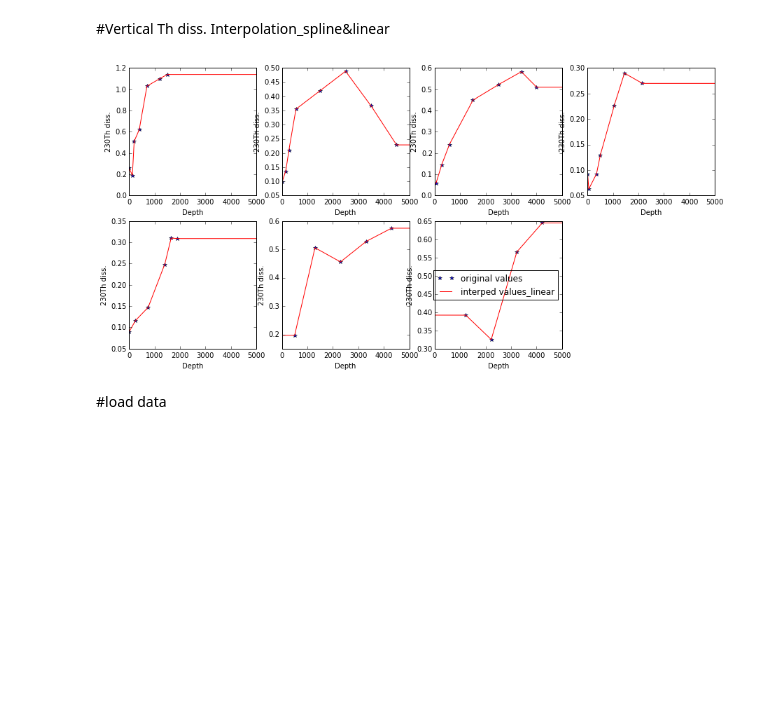
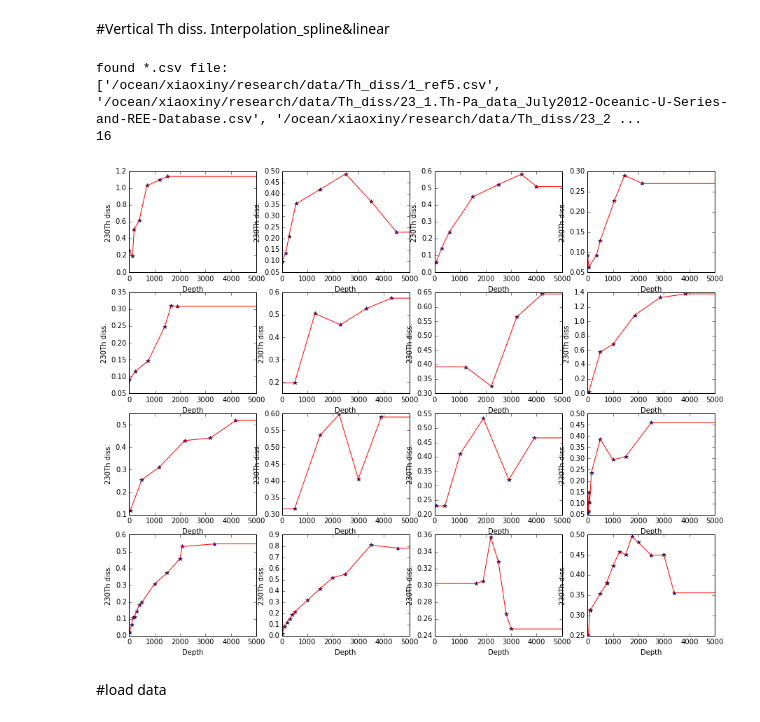
Before and after one commit to UBC-MOAD/analysis-cindy, a Jupyter notebook: notebooks/[initial_condition]Vertical Interpolation.ipynb, the cells around one changed output. Drawn from its saved outputs; the diff is of its cells as text; code cells hidden in the pictures; blank space fills up the shorter version.

```diff
--- a/notebooks/[initial_condition]Vertical Interpolation.ipynb
+++ b/notebooks/[initial_condition]Vertical Interpolation.ipynb
@@ -79,6 +89,13 @@ scipy.io.savemat('Pa_part',
 # %%
-for j in range(len(nc_filename)):
-    data=pd.read_csv(nc_filename[j])
+layer=np.empty([31,len(filename)])
+NEMO_dep=np.empty([31,len(filename)])
+Real_dep=np.empty([31,len(filename)])
+lons=np.empty([31,len(filename)])
+lats=np.empty([31,len(filename)])
+z=np.empty([31,len(filename)])
+for j in range(len(filename)):
+
+    data=pd.read_csv(filename[j])
     x= data['depth'];
     y=data['231Pa diss.'];
     lon = data['long.'];
@@ -94,7 +111,7 @@ for j in range(len(nc_filename)):
     yinterp2 = np.interp(xvals, x, y)
 
     ax = plt.figure(1,figsize=(15,8))
-    ax = plt.subplot(2,4,j+1)
+    ax = plt.subplot(3,4,j+1)
     plot1=plt.plot(x, y, 'b*',label='original values')
     plot3=plt.plot(xvals, yinterp2, 'r-',label='interped values_linear')
     plt.ylabel('231Pa diss.')
@@ -110,8 +127,8 @@ scipy.io.savemat('Pa_diss',
 # %% [markdown]
 #Vertical Th part. Interpolation_spline&linear
 # %%
-filename=sorted(glob.glob('/ocean/xiaoxiny/research/findk/All_Arctic-data/WLS/Th/*.csv'))
-print("found *.csv file: \n{}".format(filename))
-print len(filename)
+nc_filename=sorted(glob.glob('/ocean/xiaoxiny/research/data/Th_part/*.csv'))
+print("found *.csv file: \n{}".format(nc_filename))
+print len(nc_filename)
 # %% [output]
 found *.csv file:
@@ -125,8 +142,8 @@ lons=np.empty([31,len(nc_filename)])
 lats=np.empty([31,len(nc_filename)])
 z=np.empty([31,len(nc_filename)])
 
-for i in range(len(nc_filename)):
-    data=pd.read_csv(filename[i])
+for k in range(len(nc_filename)):
+    data=pd.read_csv(nc_filename[k])
     x= data['depth'];
     y=data['230Th part.'];
     lon = data['long.'];
@@ -140,13 +157,13 @@ for i in range(len(nc_filename)):
     yinterp2 = np.interp(xvals, x, y)
 
     ax = plt.figure(1,figsize=(15,15))
-    ax = plt.subplot(4,4,i+1)
+    ax = plt.subplot(5,4,k+1)
     plot1=plt.plot(x, y, 'b*',label='original values')
     plot3=plt.plot(xvals, yinterp2, 'r-',label='interped values_linear')
     plt.ylabel('230Th part.')
     plt.xlabel('Depth')
     plt.xlim([0,5000])
-    writecsv(i)
+    writecsv(k)
 plt.legend(loc=0)
 plt.show()
 scipy.io.savemat('Th_part',
@@ -156,34 +173,48 @@ scipy.io.savemat('Th_part',
 # %% [markdown]
 #Vertical Th diss. Interpolation_spline&linear
+# %%
+nc_filename=sorted(glob.glob('/ocean/xiaoxiny/research/data/Th_diss/*.csv'))
+print("found *.csv file: \n{}".format(nc_filename))
+print len(nc_filename)
+# %% [output]
+found *.csv file:
+['/ocean/xiaoxiny/research/data/Th_diss/1_ref5.csv', '/ocean/xiaoxiny/research/data/Th_diss/23_1.Th-Pa_data_July2012-Oceanic-U-Series-and-REE-Database.csv', '/ocean/xiaoxiny/research/data/Th_diss/23_2 ...
+16
 # %%
+layer=np.empty([31,len(nc_filename)])
+NEMO_dep=np.empty([31,len(nc_filename)])
+Real_dep=np.empty([31,len(nc_filename)])
+lons=np.empty([31,len(nc_filename)])
+lats=np.empty([31,len(nc_filename)])
+z=np.empty([31,len(nc_filename)])
 for i in range(len(nc_filename)):
-    data=pd.read_csv(filename[i])
+    data=pd.read_csv(nc_filename[i])
     x= data['depth'];
     y=data['230Th diss.'];
     lon = data['long.'];
     lat = data['lat.'];
     x=np.ma.masked_where(y<=0,x)
     y=np.ma.masked_where(y<=0,y)
     x=x.compressed()
     y=y.compressed()
 
     xvals=np.linspace(0,5500,3000)
     yinterp2 = np.interp(xvals, x, y)
 
     ax = plt.figure(1,figsize=(15,15))
-    ax = plt.subplot(4,4,i+1)
+    ax = plt.subplot(5,4,i+1)
     plot1=plt.plot(x, y, 'b*',label='original values')
     plot3=plt.plot(xvals, yinterp2, 'r-',label='interped values_linear')
     plt.ylabel('230Th diss.')
     plt.xlabel('Depth')
     plt.xlim([0,5000])
     writecsv(i)
-plt.legend(loc=0)
+    #plt.legend(loc=0)
 plt.show()
 scipy.io.savemat('Th_diss',
                  {'layer':layer,'NEMO_dep':NEMO_dep,'Real_dep':Real_dep,'Th_diss':z,'lons':lons,'lats':lats})
 # %% [output]
-[figure, old version]
+[figure, new version]
 # %% [markdown]
 #load data
 # %%
```
Also changed, not shown: parts of 9 cells of this notebook, 4 other files.
